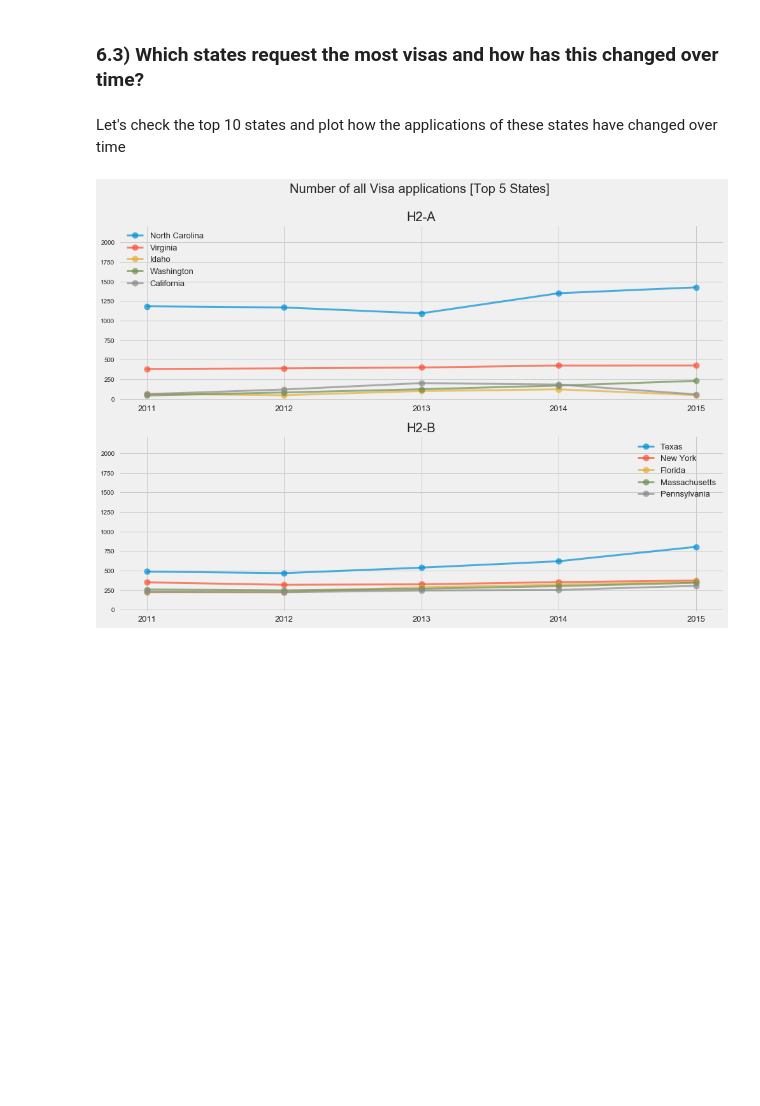
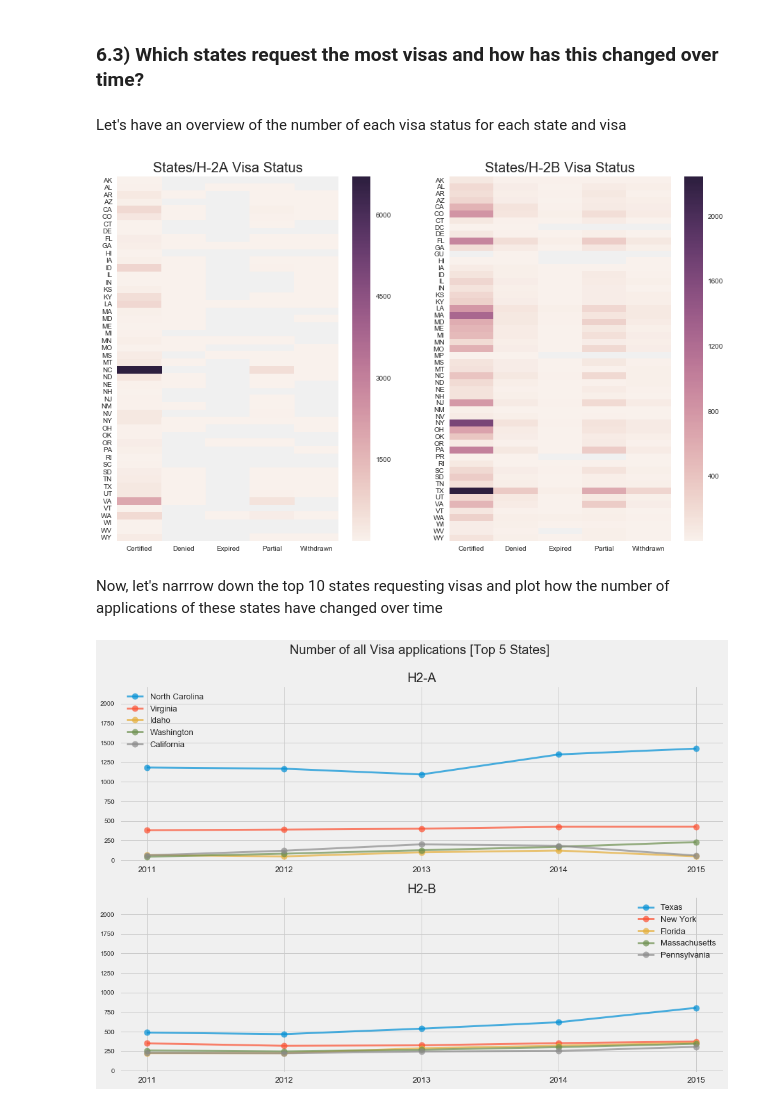
Before and after one commit to nachocarracedo/portfolio, a Jupyter notebook: H2_Visas/h2_visas_analysis.ipynb, the cells around one changed output. Drawn from its saved outputs; the diff is of its cells as text; code cells hidden in the pictures; blank space fills up the shorter version.

```diff
--- a/H2_Visas/h2_visas_analysis.ipynb
+++ b/H2_Visas/h2_visas_analysis.ipynb
@@ -1027,8 +1027,34 @@ plt.show()
 [figure]
 # %% [markdown]
 ### 6.3) Which states request the most visas and how has this changed over time?
+# %% [markdown]
+Let's have an overview of the number of each visa status for each state and visa
+# %%
+h2visas_dfB = h2visas_df[h2visas_df['visa_type'] == 'H-2B']
+h2visas_dfA = h2visas_df[h2visas_df['visa_type'] == 'H-2A']
+
+import seaborn as sns
+fig = plt.figure(figsize=(14,9),facecolor='white')
+sns.heatmap(h2visas_dfB.groupby('employer_state')['case_status_sum'].value_counts().unstack())
+
+ax1 = plt.subplot2grid((1,2), (0, 0))
+sns.heatmap(h2visas_dfA.groupby('employer_state')['case_status_sum'].value_counts().unstack())
+ax1.set(title='States/H-2A Visa Status')
+
+ax2 = plt.subplot2grid((1,2), (0, 1))
+sns.heatmap(h2visas_dfB.groupby('employer_state')['case_status_sum'].value_counts().unstack())
+ax2.set(title='States/H-2B Visa Status')
+
+ax1.set_ylabel('')
+ax1.set_xlabel('')
+ax2.set_ylabel('')
+ax2.set_xlabel('')
+
+plt.show()
+# %% [output]
+[figure, added]
 # %% [markdown]
-Let's check the top 10 states and plot how the applications of these states have changed over time
+Now, let's narrrow down the top 10 states requesting visas and plot how the number of applications of these states have changed over time
 # %%
 h2visas_dfB = h2visas_df[h2visas_df['visa_type'] == 'H-2B']
 h2visas_dfA = h2visas_df[h2visas_df['visa_type'] == 'H-2A']
```
Also changed, not shown: parts of 15 cells of this notebook, 3 other files.
